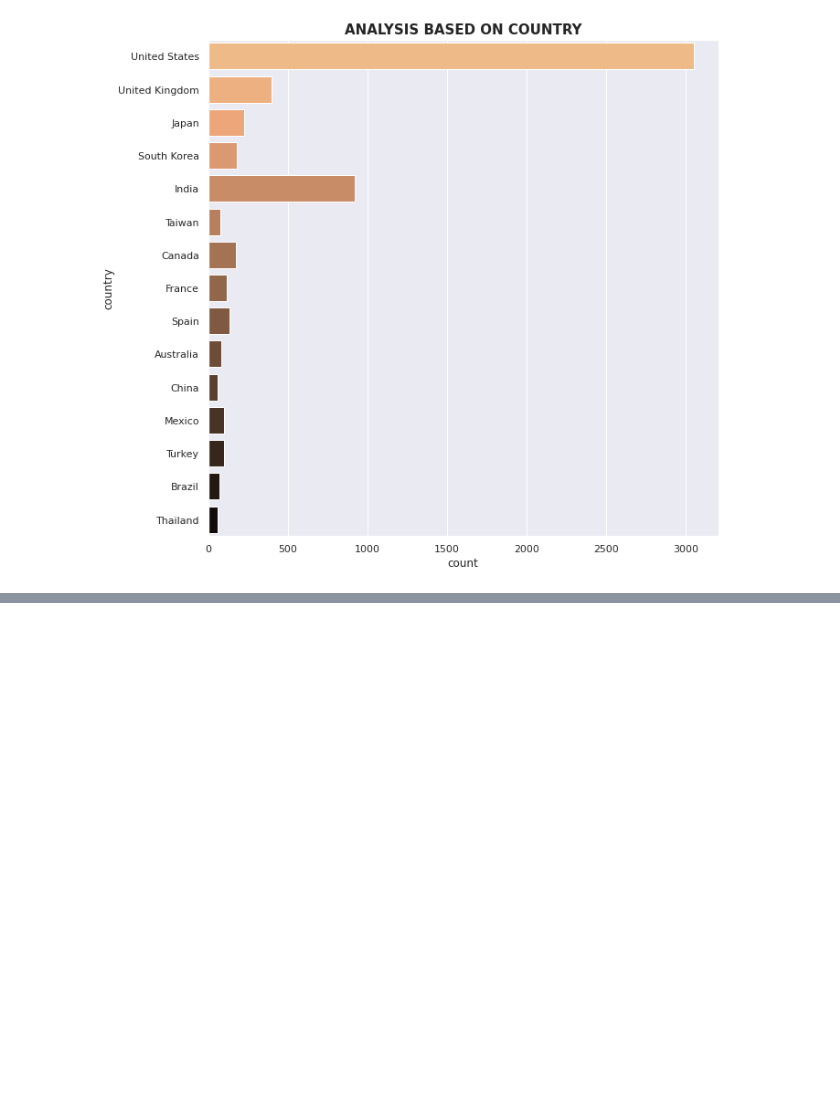
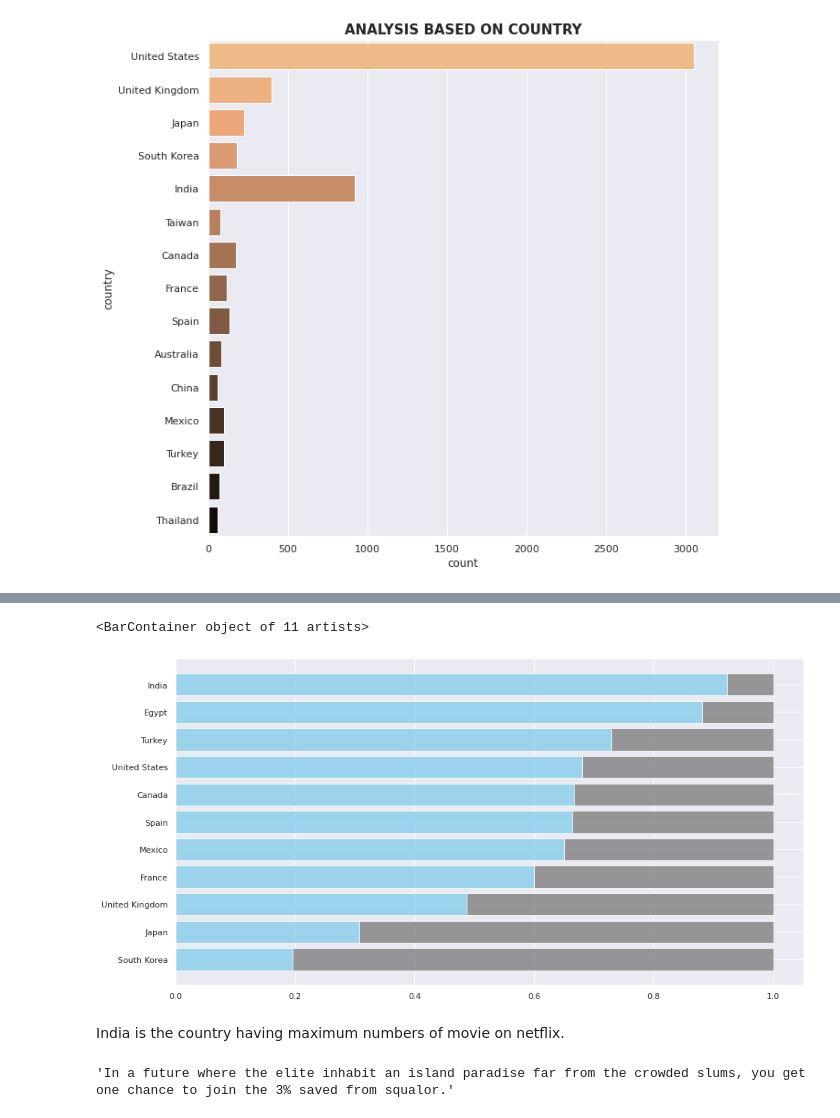
Before and after one commit to Prince11jain/Cluster-of-netflix, a Jupyter notebook: Copy_of_NETFLIX_MOVIES_AND_TV_SHOWS_CLUSTERING.ipynb, the cells around one changed output, grey strips where cells are left out. Cells and saved outputs as stored; diff of their text form; code cells hidden in the pictures; blank space fills up the shorter version.

```diff
--- a/Copy_of_NETFLIX_MOVIES_AND_TV_SHOWS_CLUSTERING.ipynb
+++ b/Copy_of_NETFLIX_MOVIES_AND_TV_SHOWS_CLUSTERING.ipynb
@@ -506,0 +557,23 @@ plt.show()
+# %%
+# Plotting the Horizontal bar plot for top 10 country contains Movie & TV Show split
+country_order = df['country'].value_counts()[:11].index
+content_data = df[['type', 'country']].groupby('country')['type'].value_counts().unstack().loc[country_order]
+content_data['sum'] = content_data.sum(axis=1)
+content_data_ratio = (content_data.T / content_data['sum']).T[['Movie', 'TV Show']].sort_values(by='Movie',ascending=False)[::-1]
+
+# Plotting the barh
+fig, ax = plt.subplots(1,1,figsize=(15, 8),)
+
+ax.barh(content_data_ratio.index, content_data_ratio['Movie'],
+        color='skyblue', alpha=0.8, label='Movie')
+ax.barh(content_data_ratio.index, content_data_ratio['TV Show'], left=content_data_ratio['Movie'],
+        color='gray', alpha=0.8, label='TV Show')
+# %% [output]
+<BarContainer object of 11 artists>
+[figure, added]
+# %% [markdown]
+India is the country having maximum numbers of movie on netflix.
+# %%
+df['description'][0]
+# %% [output]
+'In a future where the elite inhabit an island paradise far from the crowded slums, you get one chance to join the 3% saved from squalor.'
```
Also changed, not shown: parts of 40 cells of this notebook.
